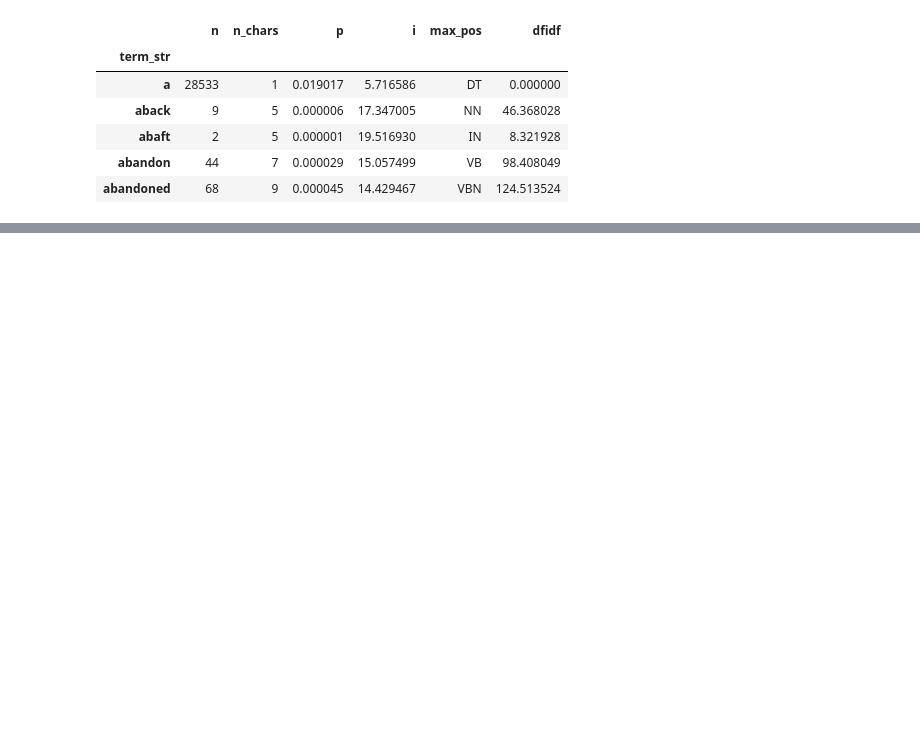
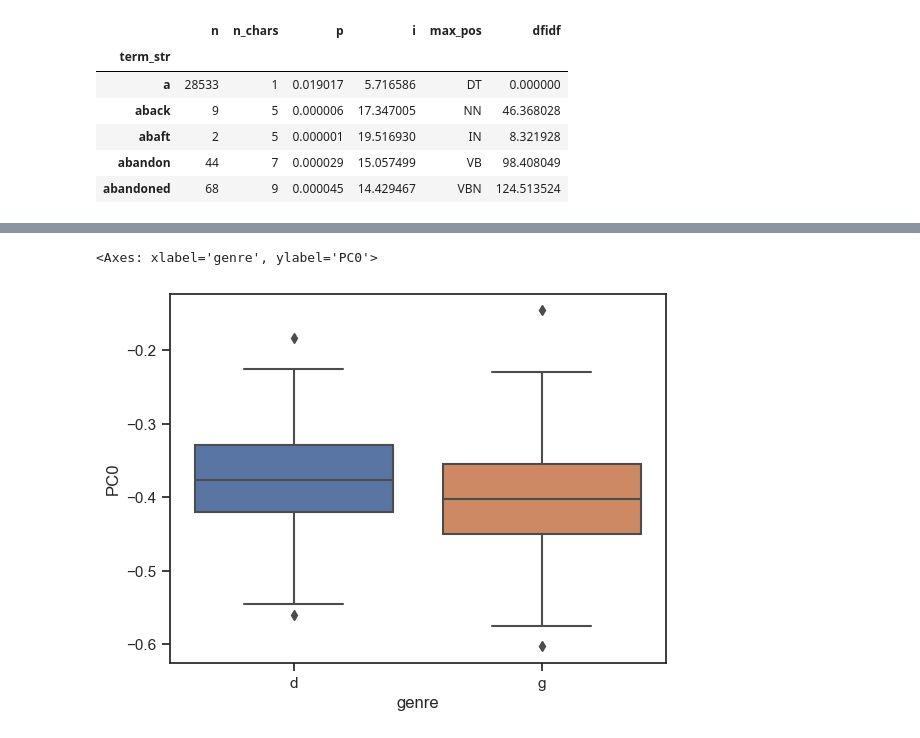
Before and after one commit to sqr8ap/DS5001-2025-01-R, a Jupyter notebook: lessons/M07_FeaturesAndComponents/M07_HW.ipynb, the cells around one changed output, grey strips where cells are left out. Drawn from its saved outputs; the diff is of its cells as text; code cells hidden in the pictures; blank space fills up the shorter version.

```diff
--- a/lessons/M07_FeaturesAndComponents/M07_HW.ipynb
+++ b/lessons/M07_FeaturesAndComponents/M07_HW.ipynb
@@ -244,0 +273,5 @@ def gen_PCA(X, k, norm_docs=True, center_by_mean=False, center_by_variance=False
+# %%
+sns.boxplot(dcm, x='genre', y='PC0')
+# %% [output]
+<Axes: xlabel='genre', ylabel='PC0'>
+[figure, added]
```
Also changed, not shown: parts of 33 cells of this notebook.
